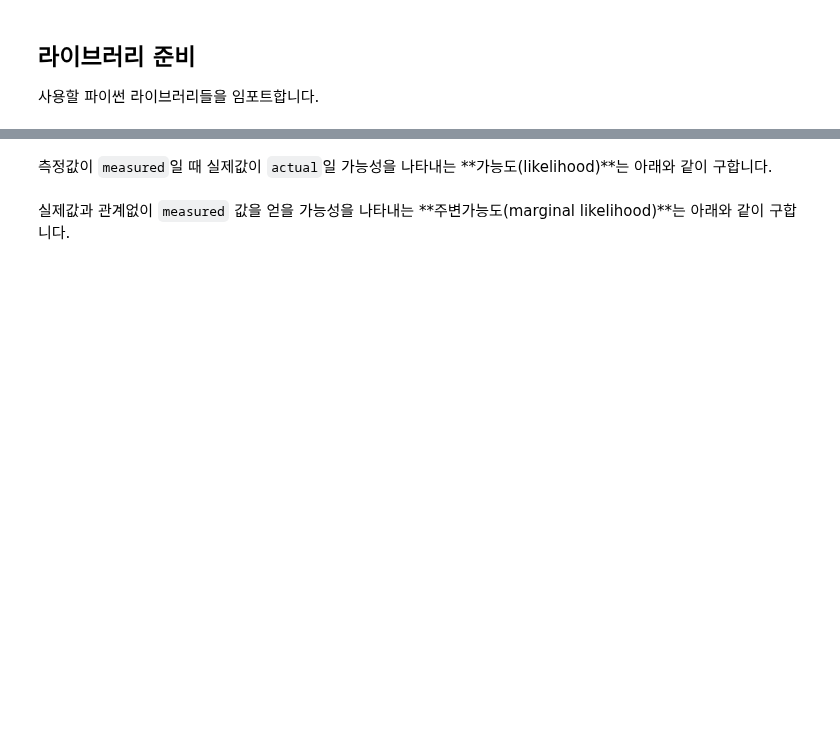
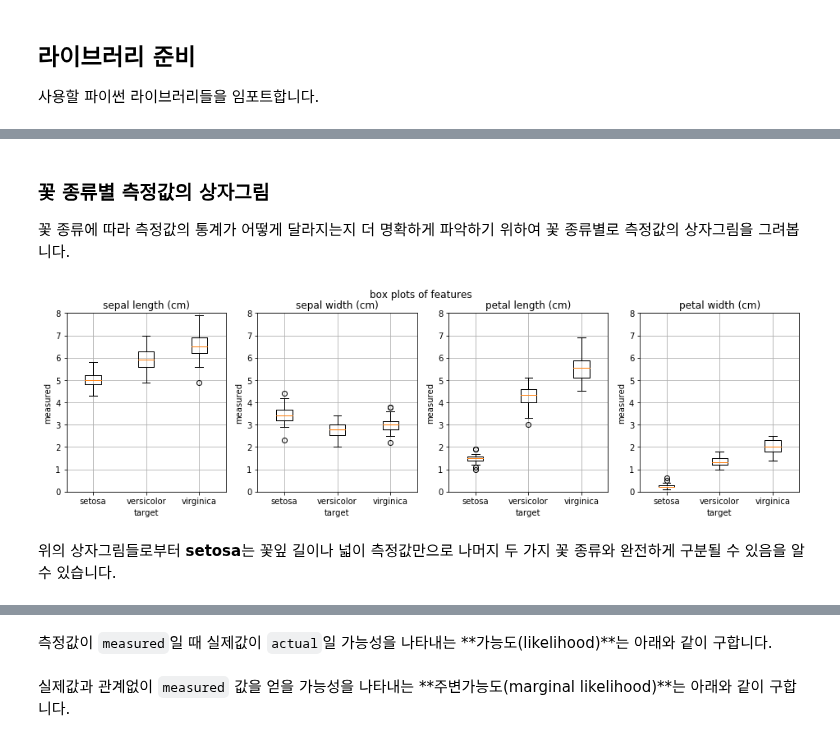
Before and after one commit to trvoid/ml-study, a Jupyter notebook: iris-classification/iris-classification-by-gaussian-nb.ipynb, the cells around one changed output, grey strips where cells are left out. Saved outputs shown, nothing was run; the diff lists cells and outputs as text; code cells hidden in the pictures; blank space fills up the shorter version.

```diff
--- a/iris-classification/iris-classification-by-gaussian-nb.ipynb
+++ b/iris-classification/iris-classification-by-gaussian-nb.ipynb
@@ -227,11 +14,0 @@ plt.show()
-# %%
-data_for_boxplot = []
-labels = []
-for i in range(BINS_ACTUAL):
-    data_for_boxplot.append(frequency_table_a[i])
-    labels.append(i)
-plt.boxplot(data_for_boxplot, labels = labels)
-plt.xlabel('actual (bin)')
-plt.ylabel('measured')
-plt.title('DEVICE_A: box plot of measured values at each bin of actual values')
-plt.show()
@@ -240,11 +14,0 @@ plt.show()
-# %%
-data_for_boxplot = []
-labels = []
-for i in range(BINS_ACTUAL):
-    data_for_boxplot.append(frequency_table_b[i])
-    labels.append(i)
-plt.boxplot(data_for_boxplot, labels = labels)
-plt.xlabel('actual (bin)')
-plt.ylabel('measured')
-plt.title('DEVICE_A: box plot of measured values at each bin of actual values')
-plt.show()
@@ -342,0 +118,25 @@ measured_b = 70
+# %% [markdown]
+### 꽃 종류별 측정값의 상자그림
+
+꽃 종류에 따라 측정값의 통계가 어떻게 달라지는지 더 명확하게 파악하기 위하여 꽃 종류별로 측정값의 상자그림을 그려봅니다.
+# %%
+plt.figure(figsize = (16,4))
+plt.suptitle('box plots of features')
+for col in np.arange(len(ds_iris.feature_names)):
+    plt.subplot(141 + col)
+    data_for_boxplot = []
+    labels = []
+    for target in np.arange(len(separated.keys())):
+        data_for_boxplot.append(separated[target][:, col])
+        labels.append(ds_iris.target_names[target])
+    plt.boxplot(data_for_boxplot, labels = labels)
+    plt.ylim(0.0, 8.0)
+    plt.grid(True)
+    plt.xlabel('target')
+    plt.ylabel('measured')
+    plt.title(f'{ds_iris.feature_names[col]}')
+plt.show()
+# %% [output]
+[figure, added]
+# %% [markdown]
+위의 상자그림들로부터 **setosa**는 꽃잎 길이나 넓이 측정값만으로 나머지 두 가지 꽃 종류와 완전하게 구분될 수 있음을 알 수 있습니다.
```
Also changed, not shown: parts of 70 cells of this notebook, 2 other files.
